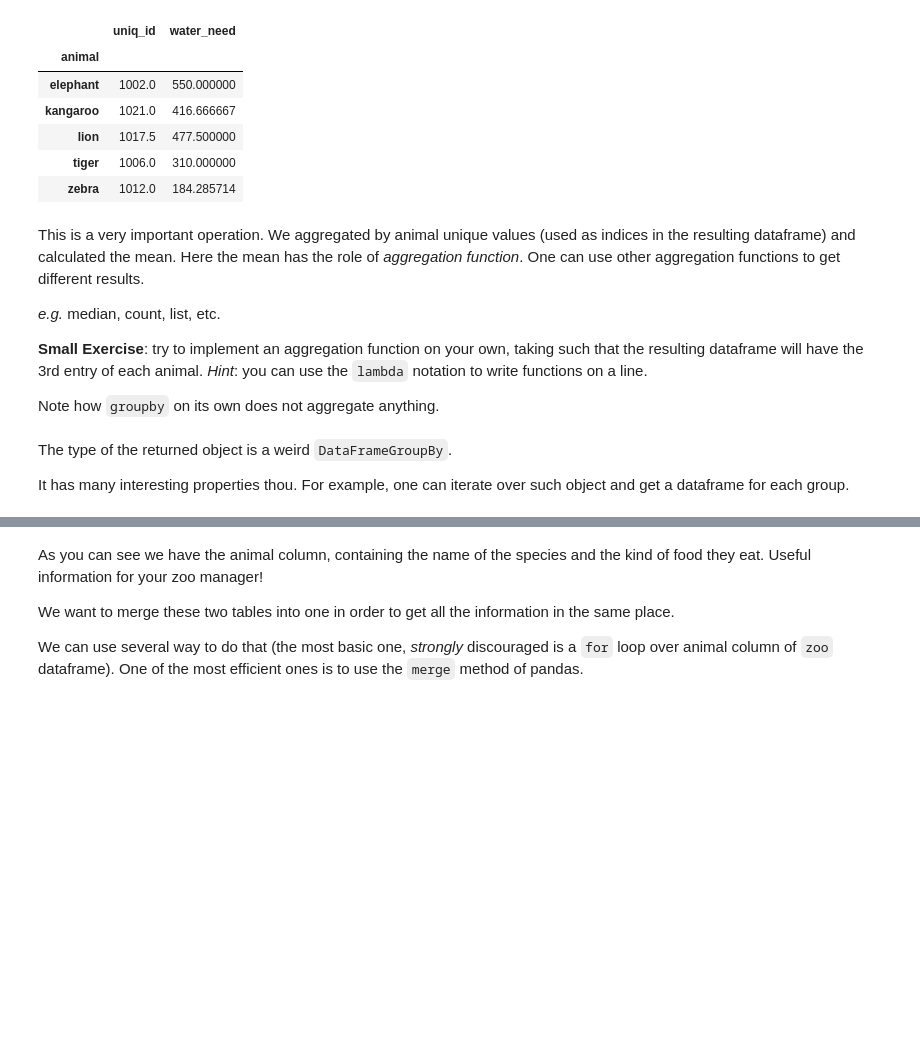
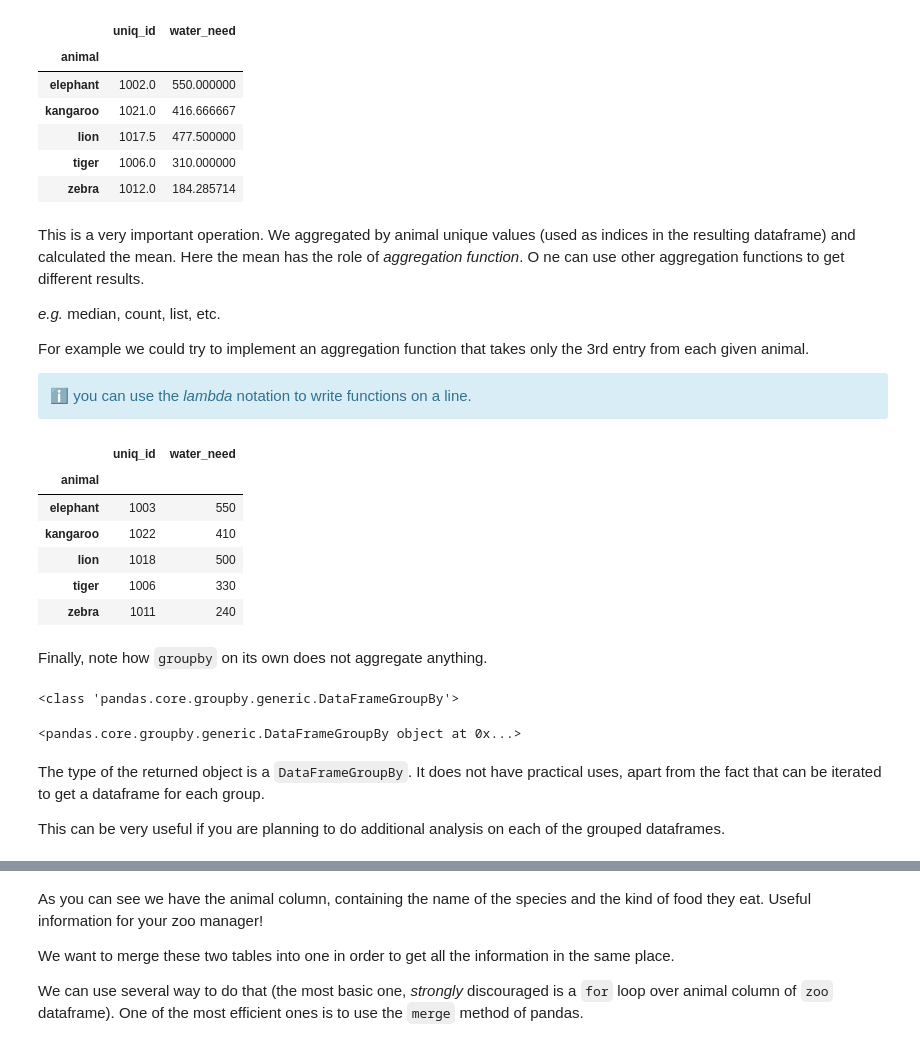
Before and after one commit to Lenakeiz/ICN_Programming_Course, a Jupyter notebook: pandas_tutorial.ipynb, the cells around one changed output, grey strips where cells are left out. Cells and saved outputs as stored; diff of their text form; code cells hidden in the pictures; blank space fills up the shorter version.

```diff
--- a/pandas_tutorial.ipynb
+++ b/pandas_tutorial.ipynb
@@ -455,10 +434,14 @@ zoo.groupby('animal').mean()
 | tiger | 1006.0 | 310.000000 |
 | zebra | 1012.0 | 184.285714 |
 # %% [markdown]
-This is a very important operation. We aggregated by animal unique values (used as indices in the resulting dataframe) and calculated the mean. Here the mean has the role of _aggregation function_. One can use other aggregation functions to get different results.
+This is a very important operation. We aggregated by animal unique values (used as indices in the resulting dataframe) and calculated the mean.
+Here the mean has the role of _aggregation function_. O
+ne can use other aggregation functions to get different results.
 
 _e.g._ median, count, list, etc.
 
-__Small Exercise__: try to implement an aggregation function on your own, taking such that the resulting dataframe will have the 3rd entry of each animal. _Hint_: you can use the `lambda` notation to write functions on a line.
+For example we could try to implement an aggregation function that takes only the 3rd entry from each given animal.
 
-Note how `groupby` on its own does not aggregate anything.
+<div class="alert alert-block alert-info">
+ℹ️ you can use the <em>lambda</em> notation to write functions on a line.
+</div>
@@ -467,7 +448,33 @@ zoo.groupby("animal")
-# %% [markdown]
-The type of the returned object is a weird `DataFrameGroupBy`.
-
-It has many interesting properties thou. For example, one can iterate over such object and get a dataframe for each group.
+# %%
+# Define a lambda function to extract the third entry of each animal
+# We'll group by 'animal' and then apply the function to get the third entry
+third_entry = lambda x: x.iloc[2] if len(x) > 2 else None
+
+# Apply the aggregation function to the grouped DataFrame
+third_entry_df = zoo.groupby('animal').apply(third_entry)
+third_entry_df
+# %% [output]
+|  | uniq_id | water_need |
+| animal |  |  |
+| elephant | 1003 | 550 |
+| kangaroo | 1022 | 410 |
+| lion | 1018 | 500 |
+| tiger | 1006 | 330 |
+| zebra | 1011 | 240 |
+# %% [markdown]
+Finally, note how `groupby` on its own does not aggregate anything.
+# %%
+df_zoo_group_by = zoo.groupby("animal")
+print(type(df_zoo_group_by))
+df_zoo_group_by
+# %% [output]
+<class 'pandas.core.groupby.generic.DataFrameGroupBy'>
+<pandas.core.groupby.generic.DataFrameGroupBy object at 0x...>
+# %% [markdown]
+The type of the returned object is a `DataFrameGroupBy`.
+It does not have practical uses, apart from the fact that can be iterated to get a dataframe for each group.
+
+This can be very useful if you are planning to do additional analysis on each of the grouped dataframes.
 # %%
 for key, df in zoo.groupby("animal"):
     print(f"This is the key, e.g. the selected animal: {key}")
```
Also changed, not shown: parts of 9 cells of this notebook, 2 other files.
